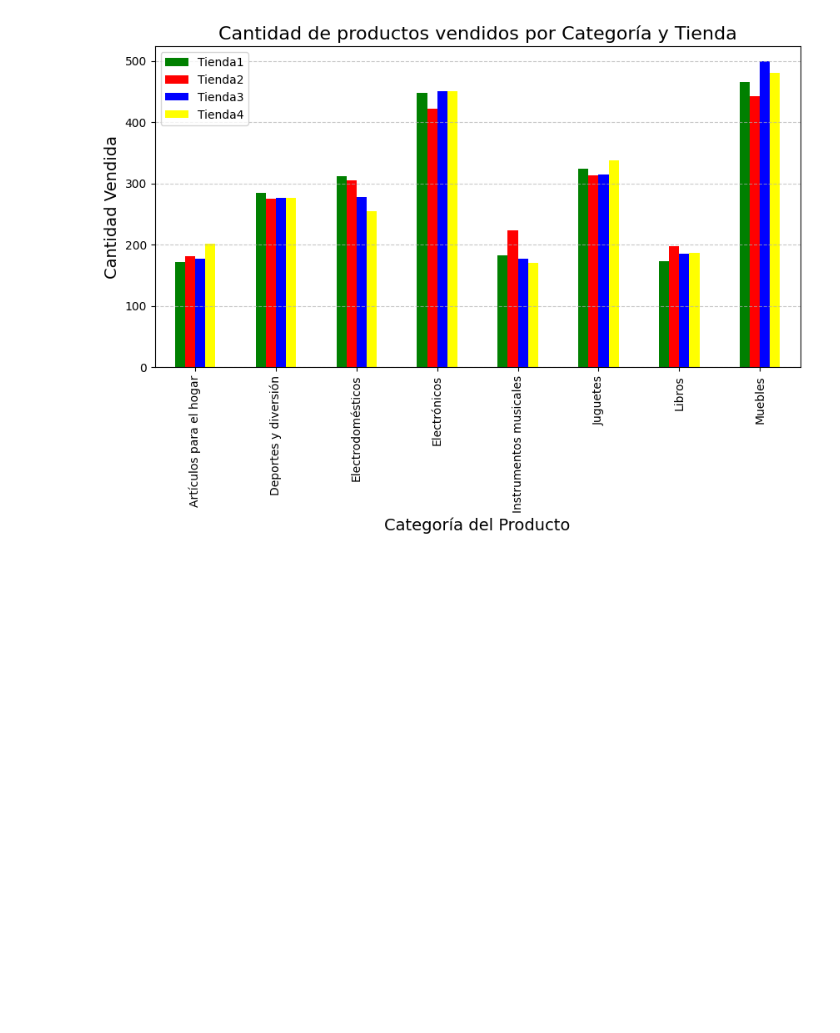
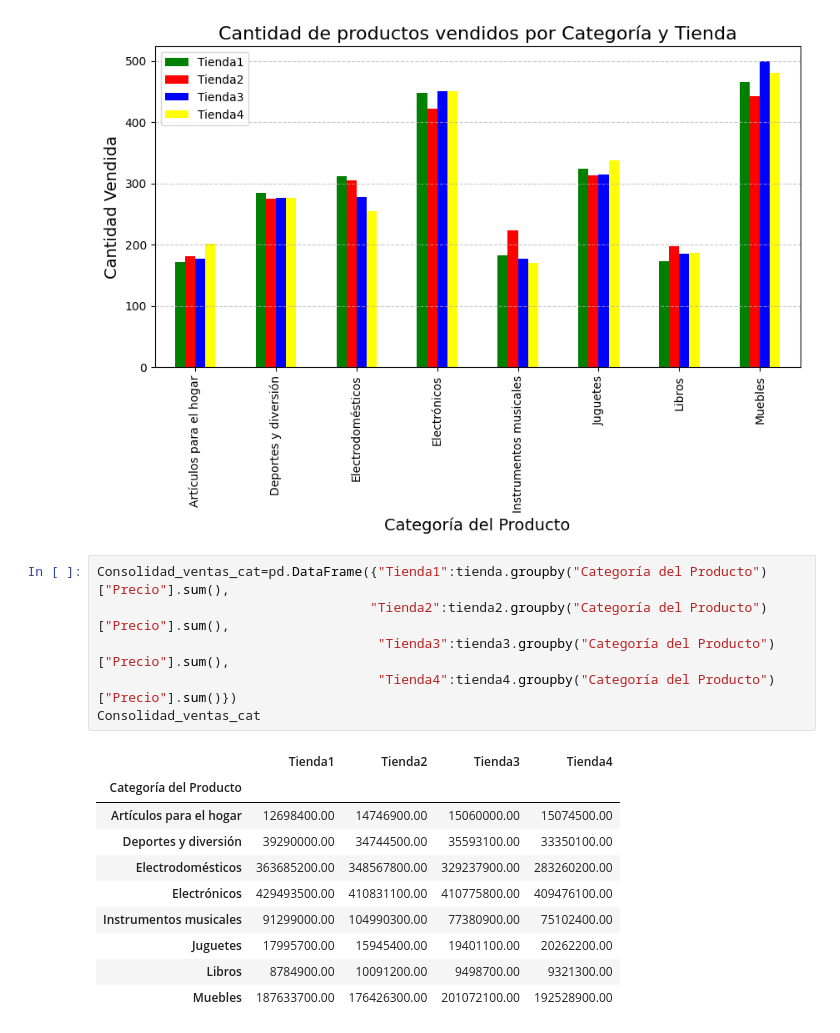
Before and after one commit to fmonteci/AluraStore, a Jupyter notebook: AluraStoreLatam.ipynb, the cells around one changed output. Saved outputs shown, nothing was run; the diff lists cells and outputs as text; blank space fills up the shorter version.

```diff
--- a/AluraStoreLatam.ipynb
+++ b/AluraStoreLatam.ipynb
@@ -556,3 +556,20 @@ plt.grid(axis='y', linestyle='--', alpha=0.7)
 plt.show()
 # %% [output]
 [figure]
+# %%
+Consolidad_ventas_cat=pd.DataFrame({"Tienda1":tienda.groupby("Categoría del Producto")["Precio"].sum(),
+                                   "Tienda2":tienda2.groupby("Categoría del Producto")["Precio"].sum(),
+                                    "Tienda3":tienda3.groupby("Categoría del Producto")["Precio"].sum(),
+                                    "Tienda4":tienda4.groupby("Categoría del Producto")["Precio"].sum()})
+Consolidad_ventas_cat
+# %% [output]
+|  | Tienda1 | Tienda2 | Tienda3 | Tienda4 |
+| Categoría del Producto |  |  |  |  |
+| Artículos para el hogar | 12698400.00 | 14746900.00 | 15060000.00 | 15074500.00 |
+| Deportes y diversión | 39290000.00 | 34744500.00 | 35593100.00 | 33350100.00 |
+| Electrodomésticos | 363685200.00 | 348567800.00 | 329237900.00 | 283260200.00 |
+| Electrónicos | 429493500.00 | 410831100.00 | 410775800.00 | 409476100.00 |
+| Instrumentos musicales | 91299000.00 | 104990300.00 | 77380900.00 | 75102400.00 |
+| Juguetes | 17995700.00 | 15945400.00 | 19401100.00 | 20262200.00 |
+| Libros | 8784900.00 | 10091200.00 | 9498700.00 | 9321300.00 |
+| Muebles | 187633700.00 | 176426300.00 | 201072100.00 | 192528900.00 |
```
Also changed, not shown: parts of 11 cells of this notebook.
